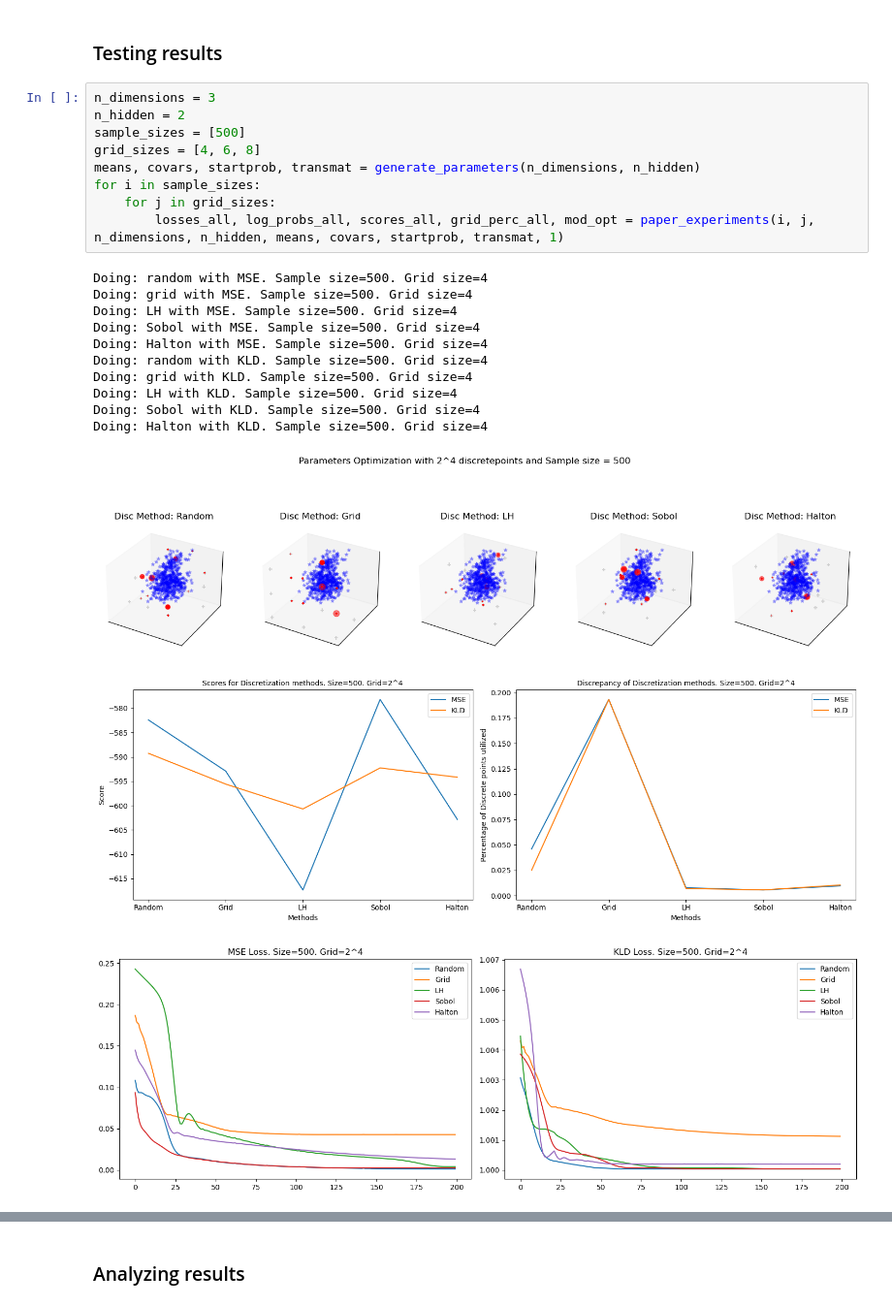
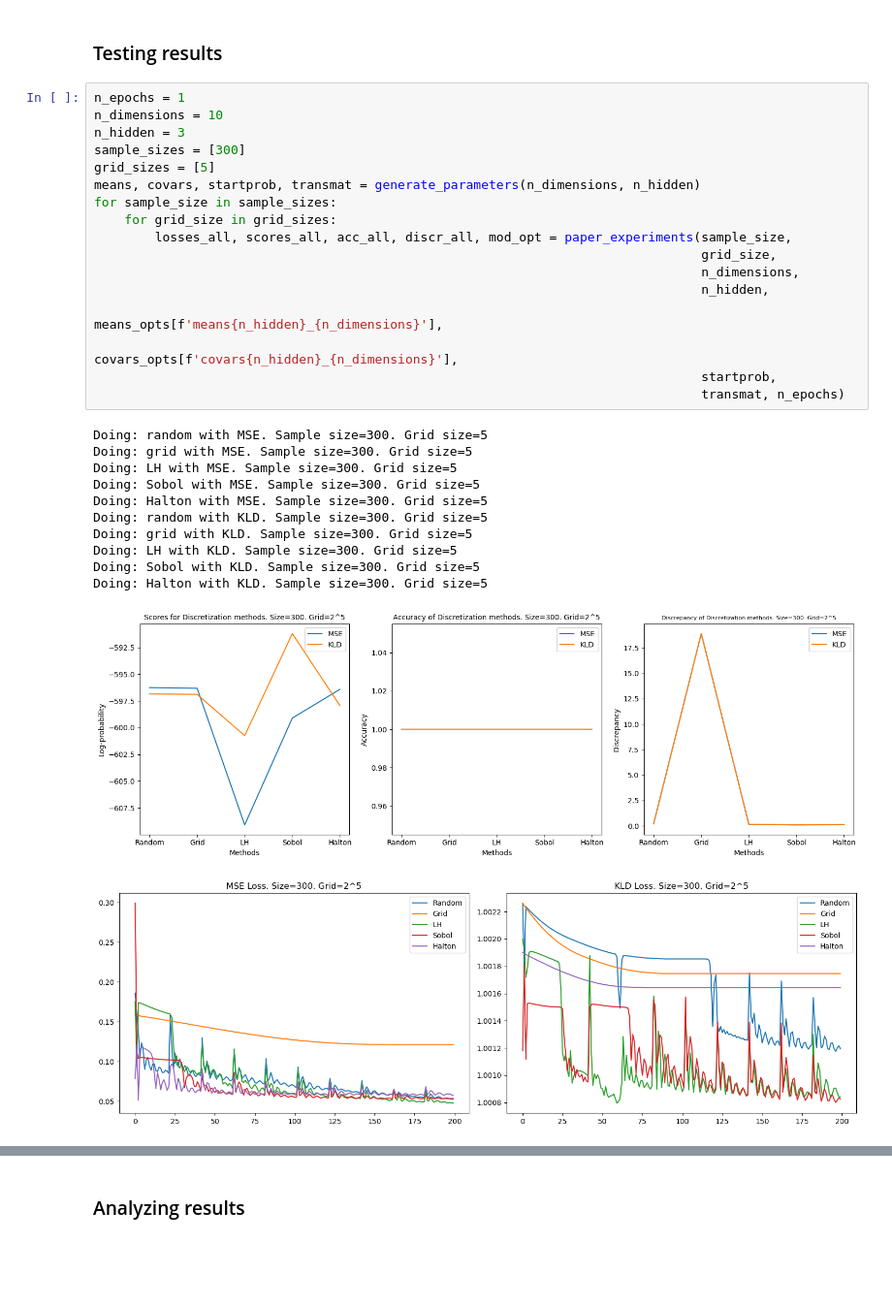
Before and after one commit to adrgz8/Discretizing_GHMM, a Jupyter notebook: hmm_experiments_ND.ipynb, the cells around one changed output, grey strips where cells are left out. Shown at 97% size. Saved outputs shown, nothing was run; the diff lists cells and outputs as text; blank space fills up the shorter version.

Commit message:
Adding means and covars samples

```diff
--- a/hmm_experiments_ND.ipynb
+++ b/hmm_experiments_ND.ipynb
@@ -5,25 +8,32 @@ from hmm_tests_ND import generate_parameters, paper_experiments
 # %% [markdown]
 ### Testing results
 # %%
-n_dimensions = 3
-n_hidden = 2
-sample_sizes = [500]
-grid_sizes = [4, 6, 8]
+n_epochs = 1
+n_dimensions = 10
+n_hidden = 3
+sample_sizes = [300]
+grid_sizes = [5]
 means, covars, startprob, transmat = generate_parameters(n_dimensions, n_hidden)
-for i in sample_sizes:
-    for j in grid_sizes:
-        losses_all, log_probs_all, scores_all, grid_perc_all, mod_opt = paper_experiments(i, j, n_dimensions, n_hidden, means, covars, startprob, transmat, 1)
+for sample_size in sample_sizes:
+    for grid_size in grid_sizes:
+        losses_all, scores_all, acc_all, discr_all, mod_opt = paper_experiments(sample_size,
+                                                                                grid_size,
+                                                                                n_dimensions,
+                                                                                n_hidden,
+                                                                                means_opts[f'means{n_hidden}_{n_dimensions}'],
+                                                                                covars_opts[f'covars{n_hidden}_{n_dimensions}'],
+                                                                                startprob,
+                                                                                transmat, n_epochs)
 # %% [output]
-Doing: random with MSE. Sample size=500. Grid size=4
-Doing: grid with MSE. Sample size=500. Grid size=4
-Doing: LH with MSE. Sample size=500. Grid size=4
-Doing: Sobol with MSE. Sample size=500. Grid size=4
-Doing: Halton with MSE. Sample size=500. Grid size=4
-Doing: random with KLD. Sample size=500. Grid size=4
-Doing: grid with KLD. Sample size=500. Grid size=4
-Doing: LH with KLD. Sample size=500. Grid size=4
-Doing: Sobol with KLD. Sample size=500. Grid size=4
-Doing: Halton with KLD. Sample size=500. Grid size=4
+Doing: random with MSE. Sample size=300. Grid size=5
+Doing: grid with MSE. Sample size=300. Grid size=5
+Doing: LH with MSE. Sample size=300. Grid size=5
+Doing: Sobol with MSE. Sample size=300. Grid size=5
+Doing: Halton with MSE. Sample size=300. Grid size=5
+Doing: random with KLD. Sample size=300. Grid size=5
+Doing: grid with KLD. Sample size=300. Grid size=5
+Doing: LH with KLD. Sample size=300. Grid size=5
+Doing: Sobol with KLD. Sample size=300. Grid size=5
+Doing: Halton with KLD. Sample size=300. Grid size=5
-[figure, old version]
+[figure, new version]
-[figure, old version]
+[figure, new version]
-[figure, removed]
```
Also changed, not shown: parts of 8 cells of this notebook, 4 other files.
